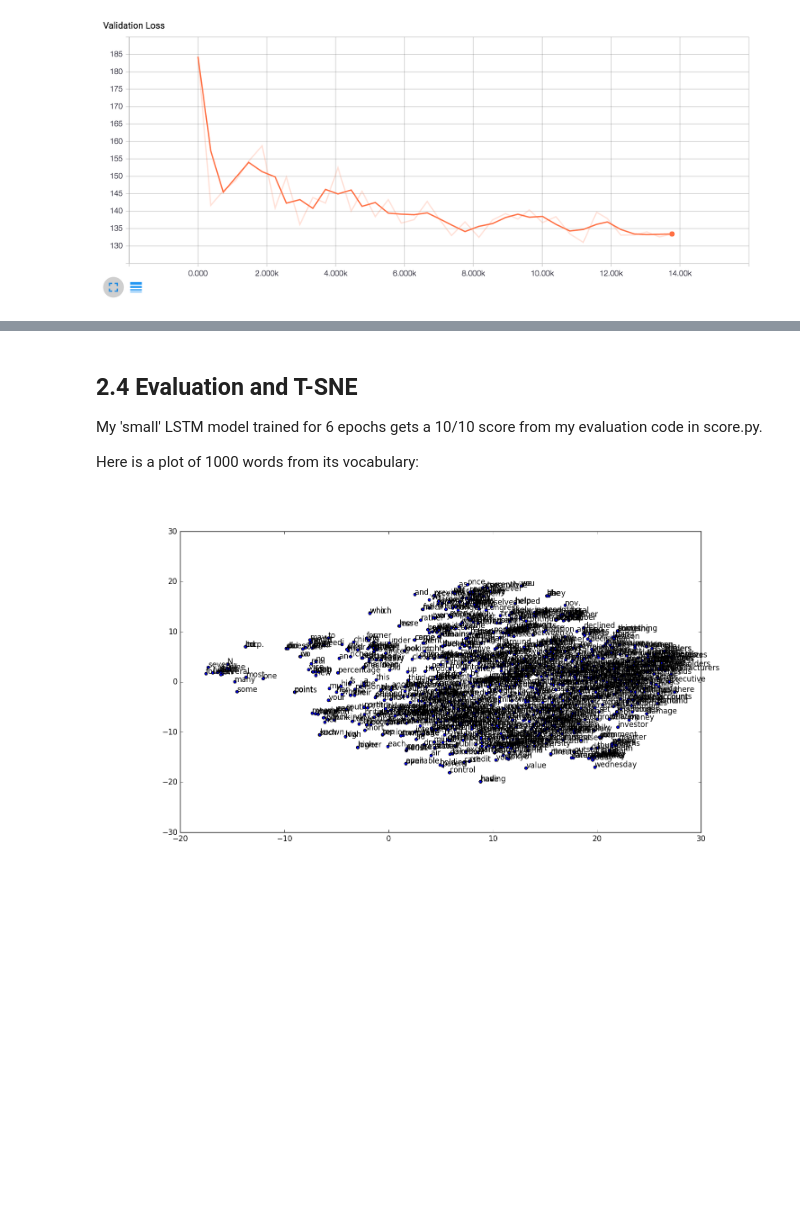
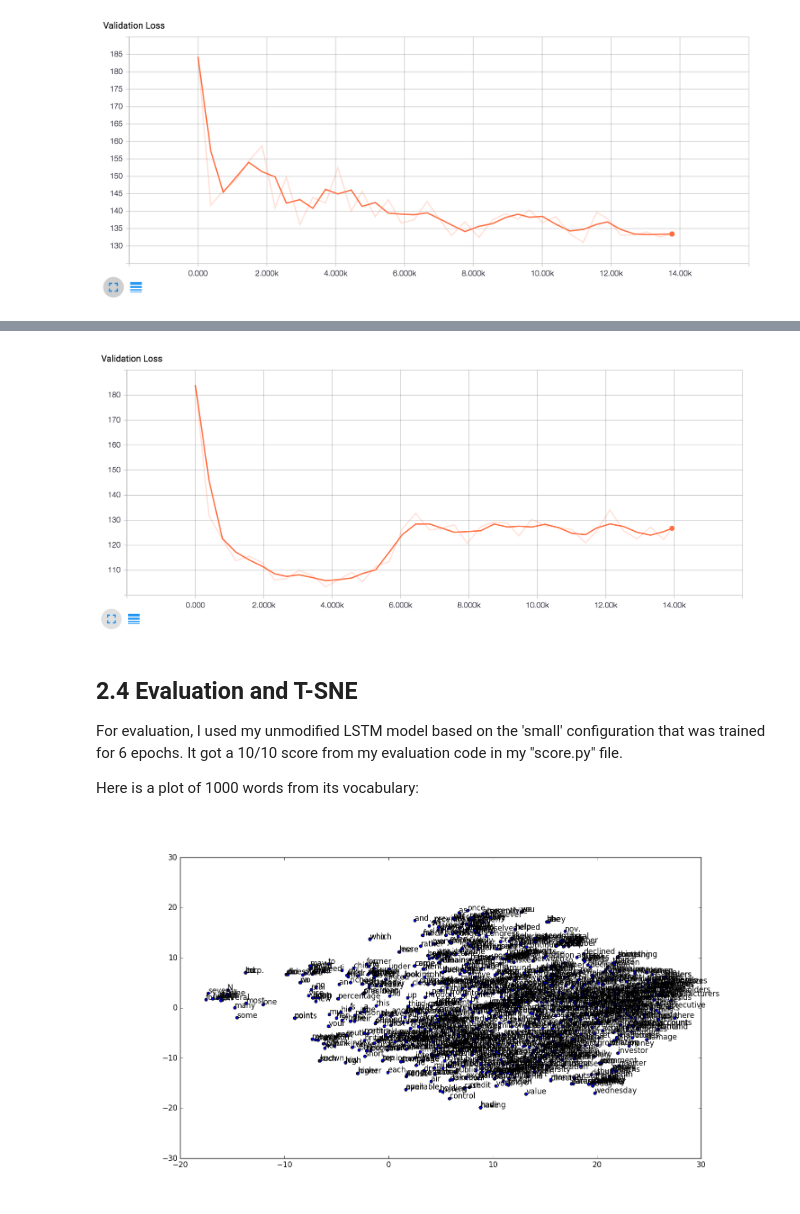
Before and after one commit to pinesol/nlp, a Jupyter notebook: hw3/Homework 3.ipynb, the cells around one changed output, grey strips where cells are left out. Saved outputs shown, nothing was run; the diff lists cells and outputs as text; code cells hidden in the pictures; blank space fills up the shorter version.

```diff
--- a/hw3/Homework 3.ipynb
+++ b/hw3/Homework 3.ipynb
@@ -86,8 +113,12 @@ TODO
+# %%
+Image(filename='/Users/pinesol/nlp/hw3/gru-validation-loss.png')
+# %% [output]
+[figure, added]
 # %% [markdown]
 ## 2.4 Evaluation and T-SNE
 
 
-My 'small' LSTM model trained for 6 epochs gets a 10/10 score from my evaluation code in score.py.
+For evaluation, I used my unmodified LSTM model based on the 'small' configuration that was trained for 6 epochs. It got a 10/10 score from my evaluation code in my "score.py" file.
 
 Here is a plot of 1000 words from its vocabulary:
 # %%
```
Also changed, not shown: parts of 15 cells of this notebook.
